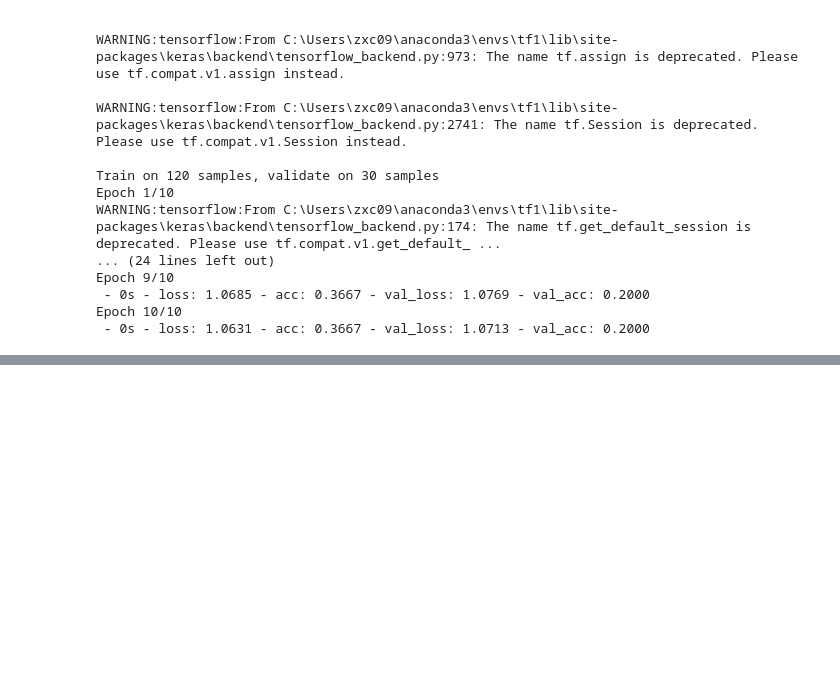
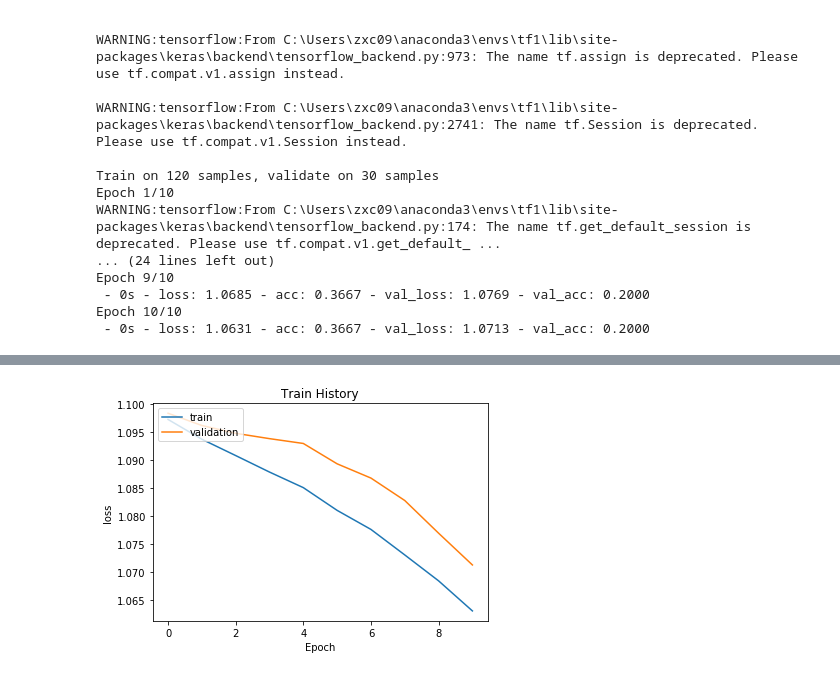
Before and after one commit to 3A632077/DL_HW05, a Jupyter notebook: Untitled.ipynb, the cells around one changed output, grey strips where cells are left out. Drawn from its saved outputs; the diff is of its cells as text; code cells hidden in the pictures; blank space fills up the shorter version.

```diff
--- a/Untitled.ipynb
+++ b/Untitled.ipynb
@@ -133,0 +147,4 @@ Epoch 10/10
+# %%
+show_train_history(train_history,'loss','val_loss')
+# %% [output]
+[figure, added]
```
Also changed, not shown: parts of 4 cells of this notebook.
